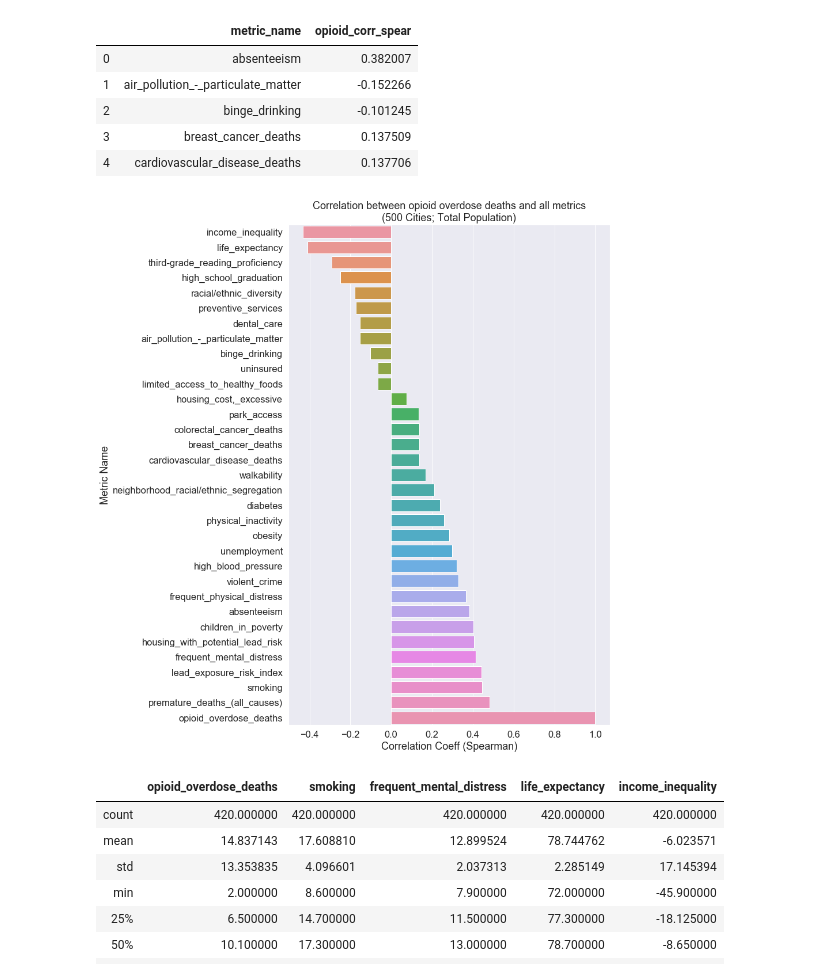
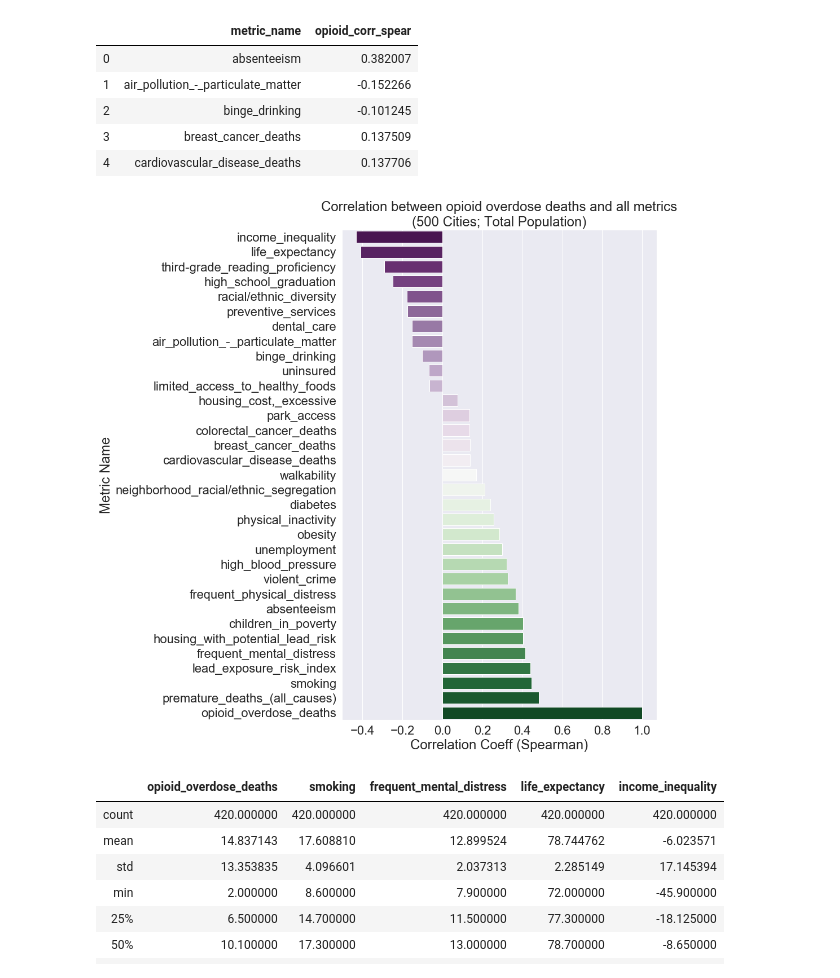
Before and after one commit to darya-akimova/biobot_insight_project, a Jupyter notebook: code/analysis/python_notebooks/notebook_1_city_health_dash_500_cities_opioid_corr.ipynb, the cells around one changed output. Drawn from its saved outputs; the diff is of its cells as text; code cells hidden in the pictures.

Commit message:
notebook error cleanup, figure modification, data tracking update

```diff
--- a/code/analysis/python_notebooks/notebook_1_city_health_dash_500_cities_opioid_corr.ipynb
+++ b/code/analysis/python_notebooks/notebook_1_city_health_dash_500_cities_opioid_corr.ipynb
@@ -229,7 +229,7 @@ city_metric_pivot.head()
 # %%
 #city_metric_pivot.to_csv("../../../data/tidy_data/500_cities_totpop_metric_pivot_table.csv")
 ### optional import:
-#city_metric_pivot = pd.read_csv("../../../data/tidy_data/500_cities_totpop_metric_pivot_table.csv")
+city_metric_pivot = pd.read_csv("../../../data/tidy_data/500_cities_totpop_metric_pivot_table.csv")
 # %%
 # missing values?
 city_metric_pivot.info()
@@ -291,15 +291,15 @@ opioid_corr_spear.head()
 # %%
 opioid_corr_spear.sort_values('opioid_corr_spear', inplace=True)
 # %%
-sns.set(font_scale=1.5)
+sns.set(font_scale=2)
 plt.figure(figsize=(10,16))
-sns.barplot(y='metric_name', x='opioid_corr_spear', data=opioid_corr_spear, orient="h")
+sns.barplot(y='metric_name', x='opioid_corr_spear', data=opioid_corr_spear, orient="h", palette="PRGn")
 plt.xlabel('Correlation Coeff (Spearman)')
 plt.ylabel('Metric Name')
 plt.title('Correlation between opioid overdose deaths and all metrics\n(500 Cities; Total Population)')
 plt.show()
 # %% [output]
-[figure, old version]
+[figure, new version]
 # %%
 # select some of the correlated metrics:
 city_piv_sub = city_metric_pivot[['opioid_overdose_deaths', 'smoking', 'frequent_mental_distress', 'life_expectancy', 'income_inequality']].copy()
```
Also changed, not shown: parts of 3 cells of this notebook, 4 other files.
